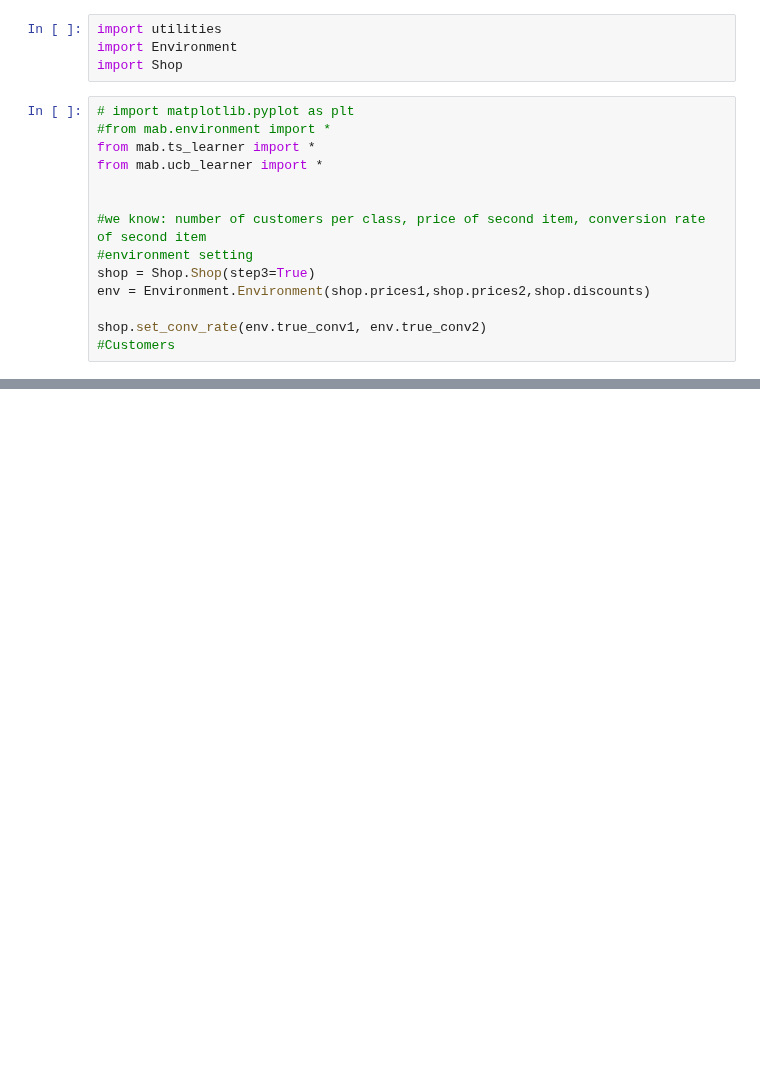
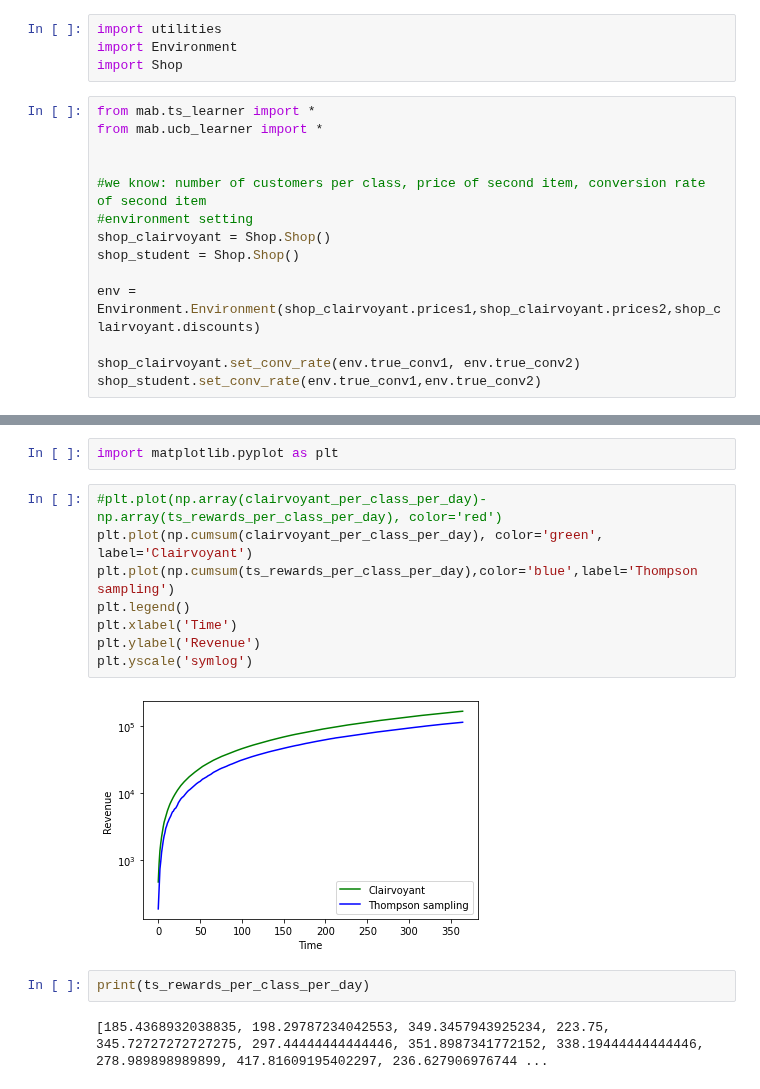
Before and after one commit to AliceCasali/Data_Intelligence_Application, a Jupyter notebook: step3.ipynb, the cells around one changed output, grey strips where cells are left out. Cells and saved outputs as stored; diff of their text form; blank space fills up the shorter version.

Commit message:
step3

```diff
--- a/step3.ipynb
+++ b/step3.ipynb
@@ -3,16 +3,16 @@ import utilities
 import Environment
 import Shop
 # %%
-# import matplotlib.pyplot as plt
-#from mab.environment import *
 from mab.ts_learner import *
 from mab.ucb_learner import *
 
 
 #we know: number of customers per class, price of second item, conversion rate of second item
 #environment setting
-shop = Shop.Shop(step3=True)
-env = Environment.Environment(shop.prices1,shop.prices2,shop.discounts)
+shop_clairvoyant = Shop.Shop()
+shop_student = Shop.Shop()
 
-shop.set_conv_rate(env.true_conv1, env.true_conv2)
-#Customers
+env = Environment.Environment(shop_clairvoyant.prices1,shop_clairvoyant.prices2,shop_clairvoyant.discounts)
+
+shop_clairvoyant.set_conv_rate(env.true_conv1, env.true_conv2)
+shop_student.set_conv_rate(env.true_conv1,env.true_conv2)
@@ -94,0 +91,16 @@ for ax in axs.flat:
+# %%
+import matplotlib.pyplot as plt
+# %%
+#plt.plot(np.array(clairvoyant_per_class_per_day)-np.array(ts_rewards_per_class_per_day), color='red')
+plt.plot(np.cumsum(clairvoyant_per_class_per_day), color='green', label='Clairvoyant')
+plt.plot(np.cumsum(ts_rewards_per_class_per_day),color='blue',label='Thompson sampling')
+plt.legend()
+plt.xlabel('Time')
+plt.ylabel('Revenue')
+plt.yscale('symlog')
+# %% [output]
+[figure, added]
+# %%
+print(ts_rewards_per_class_per_day)
+# %% [output]
+[185.4368932038835, 198.29787234042553, 349.3457943925234, 223.75, 345.72727272727275, 297.44444444444446, 351.8987341772152, 338.19444444444446, 278.989898989899, 417.81609195402297, 236.627906976744 ...
```
Also changed, not shown: parts of 8 cells of this notebook, 4 other files.
